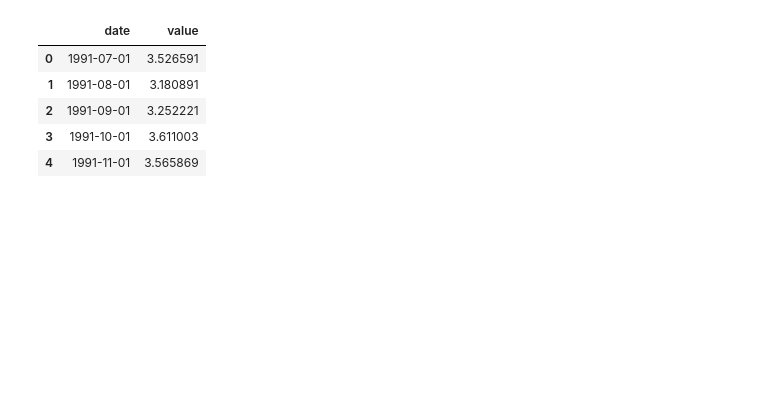
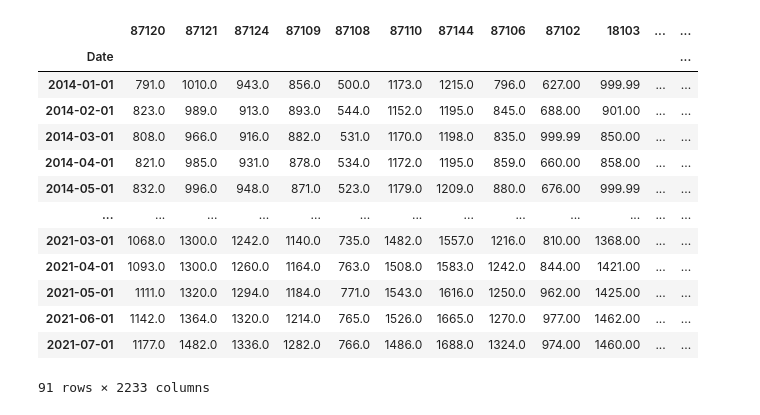
Before and after one commit to RichelynScott/Final-Project-Group-B, a Jupyter notebook: ML_2.ipynb, the cells around one changed output. Cells and saved outputs as stored; diff of their text form; code cells hidden in the pictures; blank space fills up the shorter version.

```diff
--- a/ML_2.ipynb
+++ b/ML_2.ipynb
@@ -1,19 +1,14 @@
 # %%
-from dateutil.parser import parse
-import matplotlib as mpl
+import pandas as pd
+import numpy as np
+import re
+import os
+#import seaborn as sns
 import matplotlib.pyplot as plt
-import seaborn as sns
-import numpy as np
-import pandas as pd
-plt.rcParams.update({'figure.figsize': (10, 7), 'figure.dpi': 120})
+#import plotly.express as px
+#from plotly.subplots import make_subplots
+#import plotly.graph_objects as go
 
-# Import as Dataframe
-df = pd.read_csv('https://raw.githubusercontent.com/selva86/datasets/master/a10.csv', parse_dates=['date'])
-df.head()
+import sklearn
+from sklearn.model_selection import GridSearchCV
+from sklearn.ensemble import RandomForestRegressor
-# %% [output]
-|  | date | value |
-| 0 | 1991-07-01 | 3.526591 |
-| 1 | 1991-08-01 | 3.180891 |
-| 2 | 1991-09-01 | 3.252221 |
-| 3 | 1991-10-01 | 3.611003 |
-| 4 | 1991-11-01 | 3.565869 |
@@ -19,0 +31,24 @@ df.head()
+# %%
+#CSV to Load
+zillow_data= 'zillow_df2.csv'
+zillow_df=pd.read_csv(zillow_data)
+# Rename Date column from "Unnamed:0 to Date"
+zillow_df.rename(columns={'Unnamed: 0': 'Date'}, inplace=True)
+#Set Date Column as Index
+zillow_df.set_index('Date', inplace=True)
+zillow_df.head(100)
+# %% [output]
+|  | 87120 | 87121 | 87124 | 87109 | 87108 | 87110 | 87144 | 87106 | 87102 | 18103 | ... | ... |
+| Date |  |  |  |  |  |  |  |  |  |  |  | ... |
+| 2014-01-01 | 791.0 | 1010.0 | 943.0 | 856.0 | 500.0 | 1173.0 | 1215.0 | 796.0 | 627.00 | 999.99 | ... | ... |
+| 2014-02-01 | 823.0 | 989.0 | 913.0 | 893.0 | 544.0 | 1152.0 | 1195.0 | 845.0 | 688.00 | 901.00 | ... | ... |
+| 2014-03-01 | 808.0 | 966.0 | 916.0 | 882.0 | 531.0 | 1170.0 | 1198.0 | 835.0 | 999.99 | 850.00 | ... | ... |
+| 2014-04-01 | 821.0 | 985.0 | 931.0 | 878.0 | 534.0 | 1172.0 | 1195.0 | 859.0 | 660.00 | 858.00 | ... | ... |
+| 2014-05-01 | 832.0 | 996.0 | 948.0 | 871.0 | 523.0 | 1179.0 | 1209.0 | 880.0 | 676.00 | 999.99 | ... | ... |
+| ... | ... | ... | ... | ... | ... | ... | ... | ... | ... | ... | ... | ... |
+| 2021-03-01 | 1068.0 | 1300.0 | 1242.0 | 1140.0 | 735.0 | 1482.0 | 1557.0 | 1216.0 | 810.00 | 1368.00 | ... | ... |
+| 2021-04-01 | 1093.0 | 1300.0 | 1260.0 | 1164.0 | 763.0 | 1508.0 | 1583.0 | 1242.0 | 844.00 | 1421.00 | ... | ... |
+| 2021-05-01 | 1111.0 | 1320.0 | 1294.0 | 1184.0 | 771.0 | 1543.0 | 1616.0 | 1250.0 | 962.00 | 1425.00 | ... | ... |
+| 2021-06-01 | 1142.0 | 1364.0 | 1320.0 | 1214.0 | 765.0 | 1526.0 | 1665.0 | 1270.0 | 977.00 | 1462.00 | ... | ... |
+| 2021-07-01 | 1177.0 | 1482.0 | 1336.0 | 1282.0 | 766.0 | 1486.0 | 1688.0 | 1324.0 | 974.00 | 1460.00 | ... | ... |
+91 rows × 2233 columns
```
Also changed, not shown: parts of 7 cells of this notebook, 1 other file.
